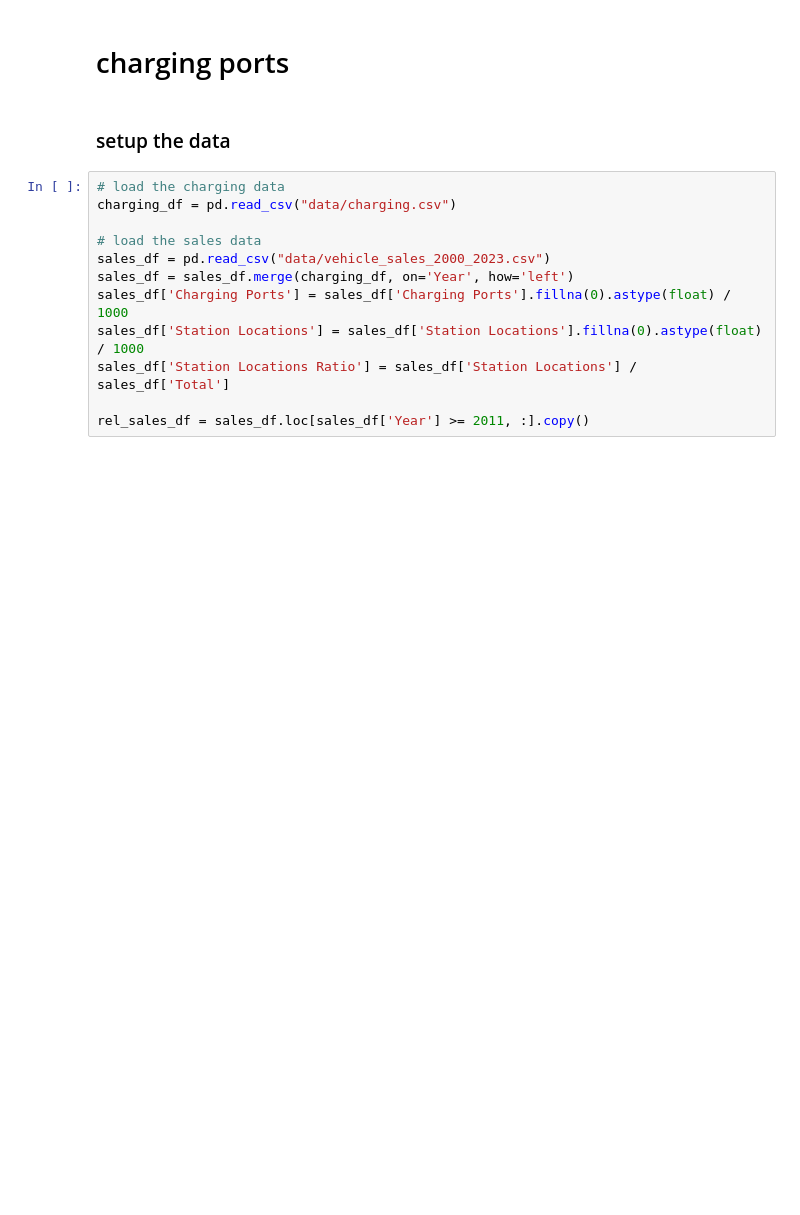
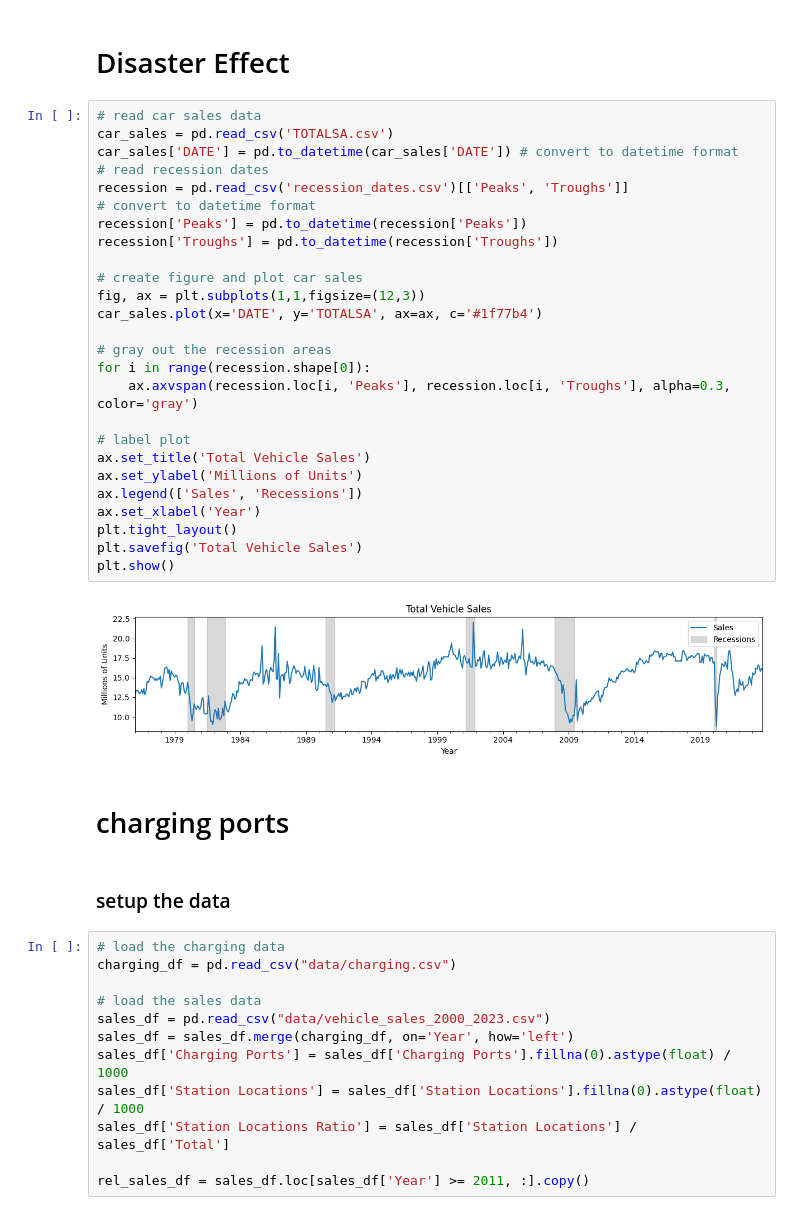
Before and after one commit to binDebug3/EVAdoption, a Jupyter notebook: ev_adoption_final.ipynb, the cells around one changed output. Cells and saved outputs as stored; diff of their text form; blank space fills up the shorter version.

```diff
--- a/ev_adoption_final.ipynb
+++ b/ev_adoption_final.ipynb
@@ -85,3 +171,33 @@ plt.show()
+# %% [markdown]
+# Disaster Effect
+# %%
+# read car sales data
+car_sales = pd.read_csv('TOTALSA.csv')
+car_sales['DATE'] = pd.to_datetime(car_sales['DATE']) # convert to datetime format
+# read recession dates
+recession = pd.read_csv('recession_dates.csv')[['Peaks', 'Troughs']]
+# convert to datetime format
+recession['Peaks'] = pd.to_datetime(recession['Peaks'])
+recession['Troughs'] = pd.to_datetime(recession['Troughs'])
+
+# create figure and plot car sales
+fig, ax = plt.subplots(1,1,figsize=(12,3))
+car_sales.plot(x='DATE', y='TOTALSA', ax=ax, c='#1f77b4')
+
+# gray out the recession areas
+for i in range(recession.shape[0]):
+    ax.axvspan(recession.loc[i, 'Peaks'], recession.loc[i, 'Troughs'], alpha=0.3, color='gray')
+
+# label plot
+ax.set_title('Total Vehicle Sales')
+ax.set_ylabel('Millions of Units')
+ax.legend(['Sales', 'Recessions'])
+ax.set_xlabel('Year')
+plt.tight_layout()
+plt.savefig('Total Vehicle Sales')
+plt.show()
+# %% [output]
+[figure, added]
 # %% [markdown]
 # charging ports
 # %% [markdown]
```
Also changed, not shown: parts of 8 cells of this notebook.
